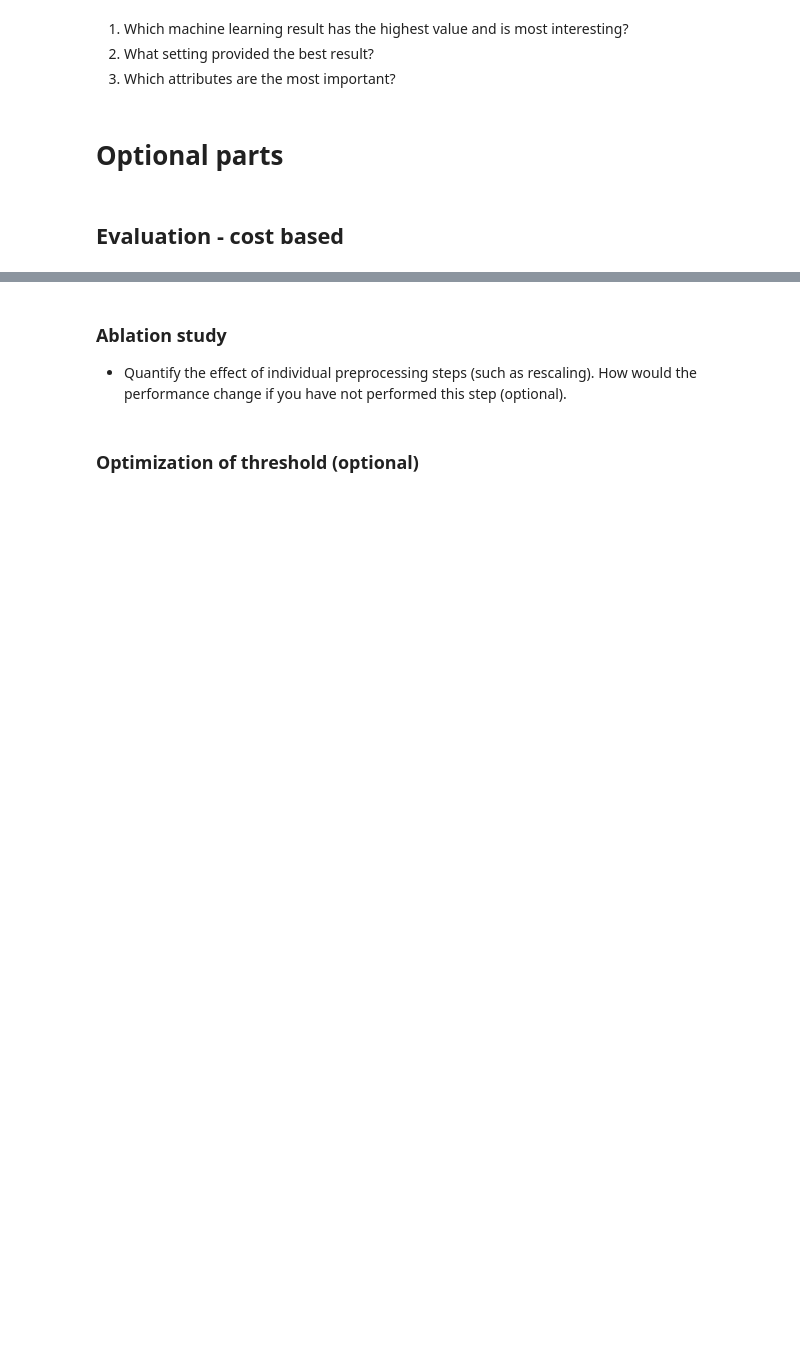
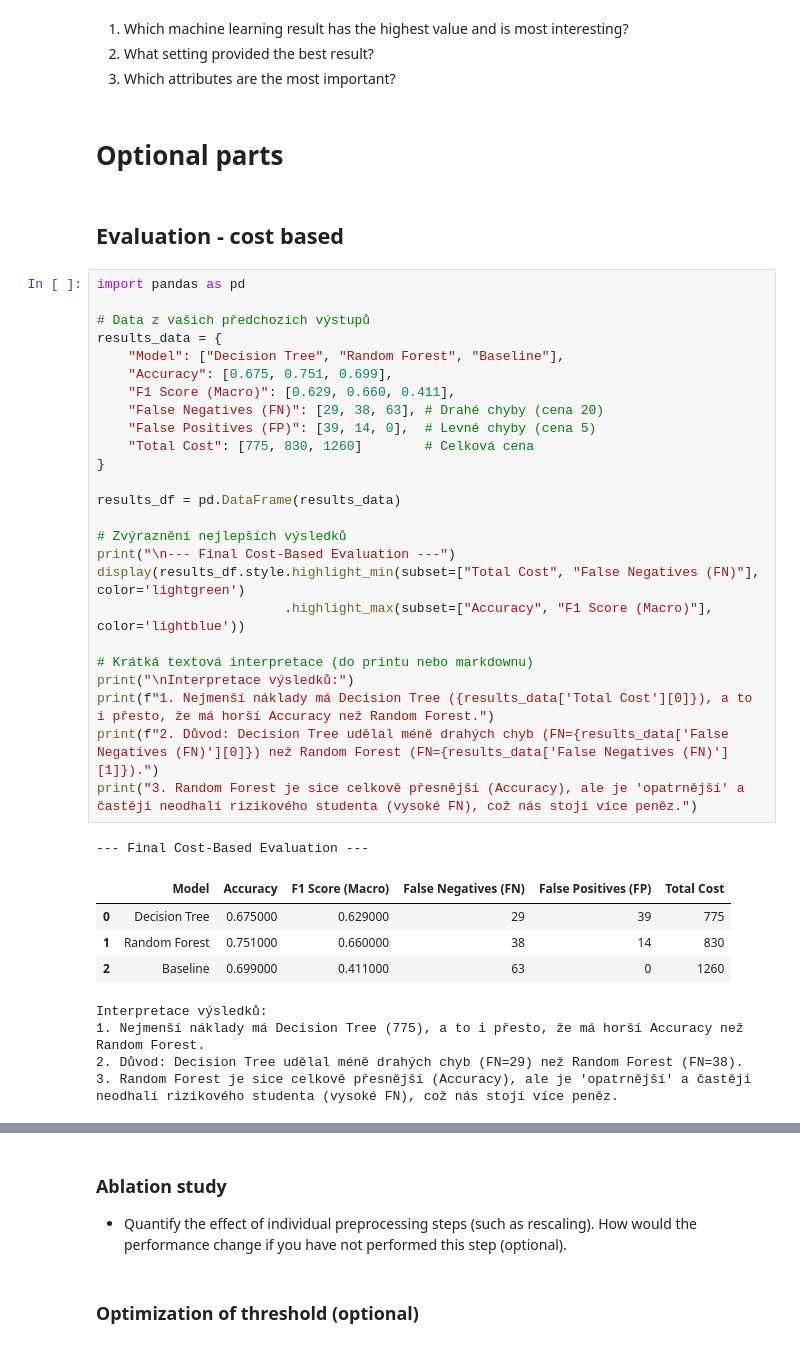
Before and after one commit to adela-domokosova/test, a Jupyter notebook: template_coursework_classification.ipynb, the cells around one changed output, grey strips where cells are left out. Cells and saved outputs as stored; diff of their text form; blank space fills up the shorter version.

```diff
--- a/template_coursework_classification.ipynb
+++ b/template_coursework_classification.ipynb
@@ -963,3 +947,38 @@ Summarize the results, answering questions such as:
 # Optional parts
 # %% [markdown]
 ## Evaluation  - cost based
+# %%
+import pandas as pd
+
+# Data z vašich předchozích výstupů
+results_data = {
+    "Model": ["Decision Tree", "Random Forest", "Baseline"],
+    "Accuracy": [0.675, 0.751, 0.699],
+    "F1 Score (Macro)": [0.629, 0.660, 0.411],
+    "False Negatives (FN)": [29, 38, 63], # Drahé chyby (cena 20)
+    "False Positives (FP)": [39, 14, 0],  # Levné chyby (cena 5)
+    "Total Cost": [775, 830, 1260]        # Celková cena
+}
+
+results_df = pd.DataFrame(results_data)
+
+# Zvýraznění nejlepších výsledků
+print("\n--- Final Cost-Based Evaluation ---")
+display(results_df.style.highlight_min(subset=["Total Cost", "False Negatives (FN)"], color='lightgreen')
+                        .highlight_max(subset=["Accuracy", "F1 Score (Macro)"], color='lightblue'))
+
+# Krátká textová interpretace (do printu nebo markdownu)
+print("\nInterpretace výsledků:")
+print(f"1. Nejmenší náklady má Decision Tree ({results_data['Total Cost'][0]}), a to i přesto, že má horší Accuracy než Random Forest.")
+print(f"2. Důvod: Decision Tree udělal méně drahých chyb (FN={results_data['False Negatives (FN)'][0]}) než Random Forest (FN={results_data['False Negatives (FN)'][1]}).")
+print("3. Random Forest je sice celkově přesnější (Accuracy), ale je 'opatrnější' a častěji neodhalí rizikového studenta (vysoké FN), což nás stojí více peněz.")
+# %% [output]
+--- Final Cost-Based Evaluation ---
+|  | Model | Accuracy | F1 Score (Macro) | False Negatives (FN) | False Positives (FP) | Total Cost |
+| 0 | Decision Tree | 0.675000 | 0.629000 | 29 | 39 | 775 |
+| 1 | Random Forest | 0.751000 | 0.660000 | 38 | 14 | 830 |
+| 2 | Baseline | 0.699000 | 0.411000 | 63 | 0 | 1260 |
+Interpretace výsledků:
+1. Nejmenší náklady má Decision Tree (775), a to i přesto, že má horší Accuracy než Random Forest.
+2. Důvod: Decision Tree udělal méně drahých chyb (FN=29) než Random Forest (FN=38).
+3. Random Forest je sice celkově přesnější (Accuracy), ale je 'opatrnější' a častěji neodhalí rizikového studenta (vysoké FN), což nás stojí více peněz.
```
Also changed, not shown: parts of 2 cells of this notebook.
